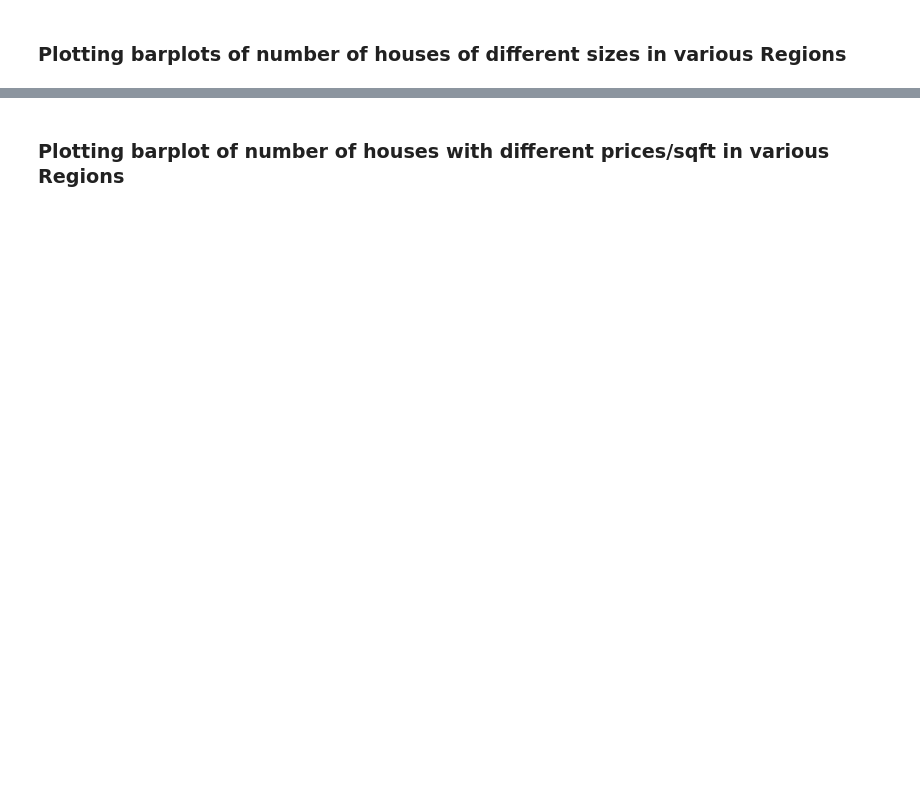
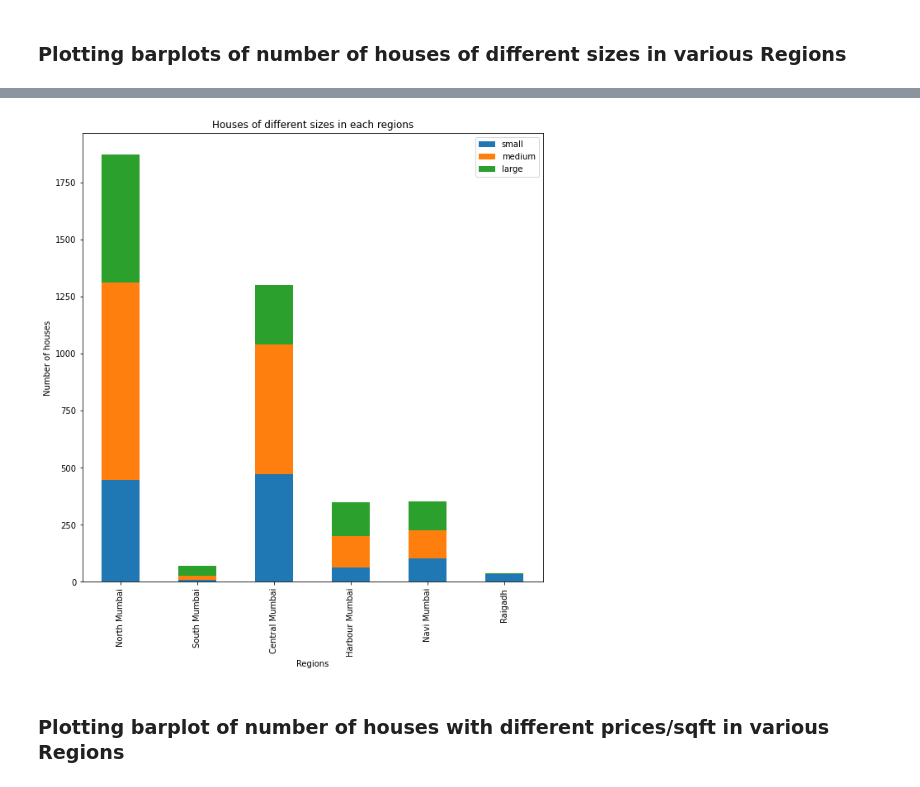
Before and after one commit to Ojas1905/DS203-PROJECT, a Jupyter notebook: DS203_PROJECT.ipynb, the cells around one changed output, grey strips where cells are left out. Saved outputs shown, nothing was run; the diff lists cells and outputs as text; code cells hidden in the pictures; blank space fills up the shorter version.

```diff
--- a/DS203_PROJECT.ipynb
+++ b/DS203_PROJECT.ipynb
@@ -512,6 +512,8 @@ for region in range(len(Regions)):
 [figure]
 [figure]
 # %%
+column_names=['regions','small','medium','large']
+df=pd.DataFrame(columns=column_names)
 for index1 in range(0, len(Regions)):
 
     small_houses = 0
@@ -530,27 +532,14 @@ for index1 in range(0, len(Regions)):
             medium_houses += 1
         else:
             large_houses += 1
-
-    house_size = ['Small Sized Houses', 'Medium Sized Houses', 'Large Sized Houses']
-
-    frequency = [small_houses, medium_houses, large_houses]
-
-    print('Bar plot for the number of houses in different size ranges in Region ' + Regions[index1] + ' :-')
+    #print('Bar plot for the number of houses in different size ranges in Region ' + Regions[index1] + ' :-')
 
     print('Mean size of houses in ' + Regions[index1] + ' is ' + str(round(mean_size)) + ' sqft')
 
     print('Deviation in size of houses in ' + Regions[index1] + ' is ' + str(round(std_size)) + ' sqft')
-    #plt.figure(figsize=(10,8))
-    plt.bar(house_size, frequency, color='lightgreen')
-
-    plt.xlabel('Size Ranges of Houses')
-
-    plt.ylabel('Number of Houses')
-
-    plt.title('Number of houses of different size ranges in ' + Regions[index1])
-
-    for index2 in range(len(house_size)):
-        plt.text(index2, frequency[index2], frequency[index2], ha='center', color='darkred',size=15)
-
-    plt.show()
+    df2={'regions' : Regions[index1],'small' : small_houses,'medium' : medium_houses,'large' : large_houses}
+    import warnings
+    warnings.filterwarnings("ignore")
+    df=df.append(df2,ignore_index=True)
+display(df)
 # %% [output]
@@ -581,3 +565,9 @@ Deviation in size of houses in Raigadh is 280 sqft
+# %%
+
+df.plot(x='regions',kind='bar',stacked=True,figsize=(10,10),xlabel='Regions',ylabel='Number of houses',title='Houses of different sizes in each regions')
+plt.show()
+# %% [output]
+[figure, added]
 # %% [markdown]
 ### Plotting barplot of number of houses with different prices/sqft in various Regions
 # %%
```
Also changed, not shown: parts of 10 cells of this notebook.
